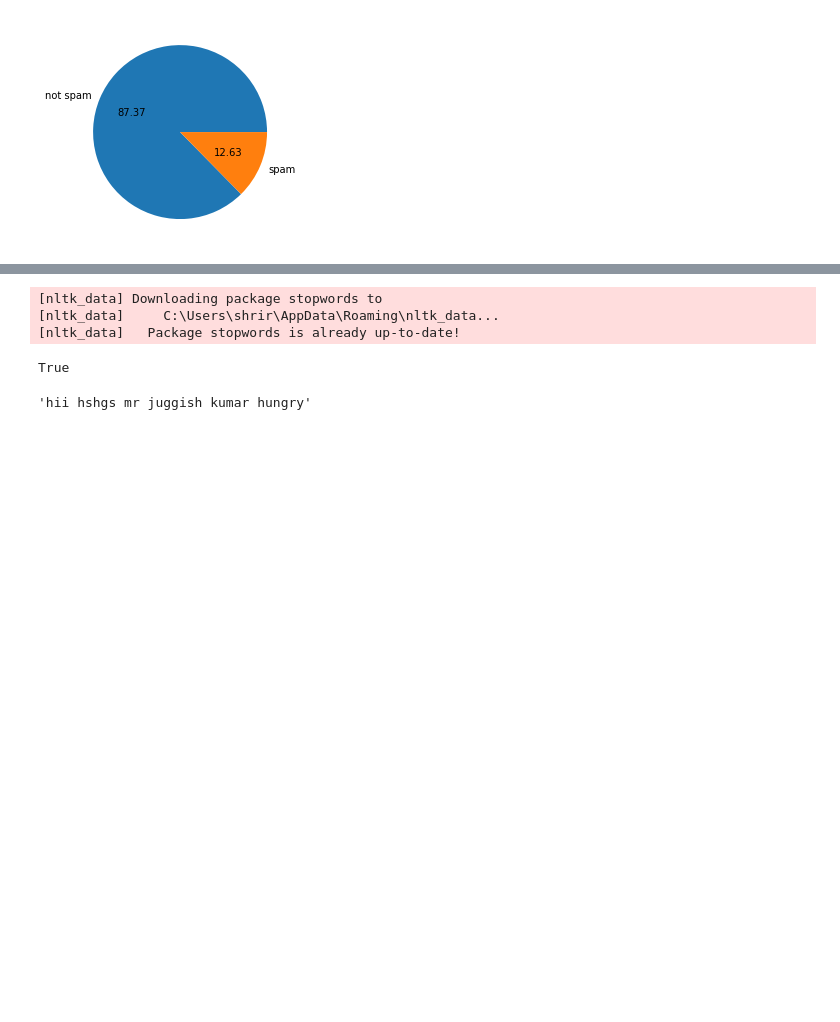
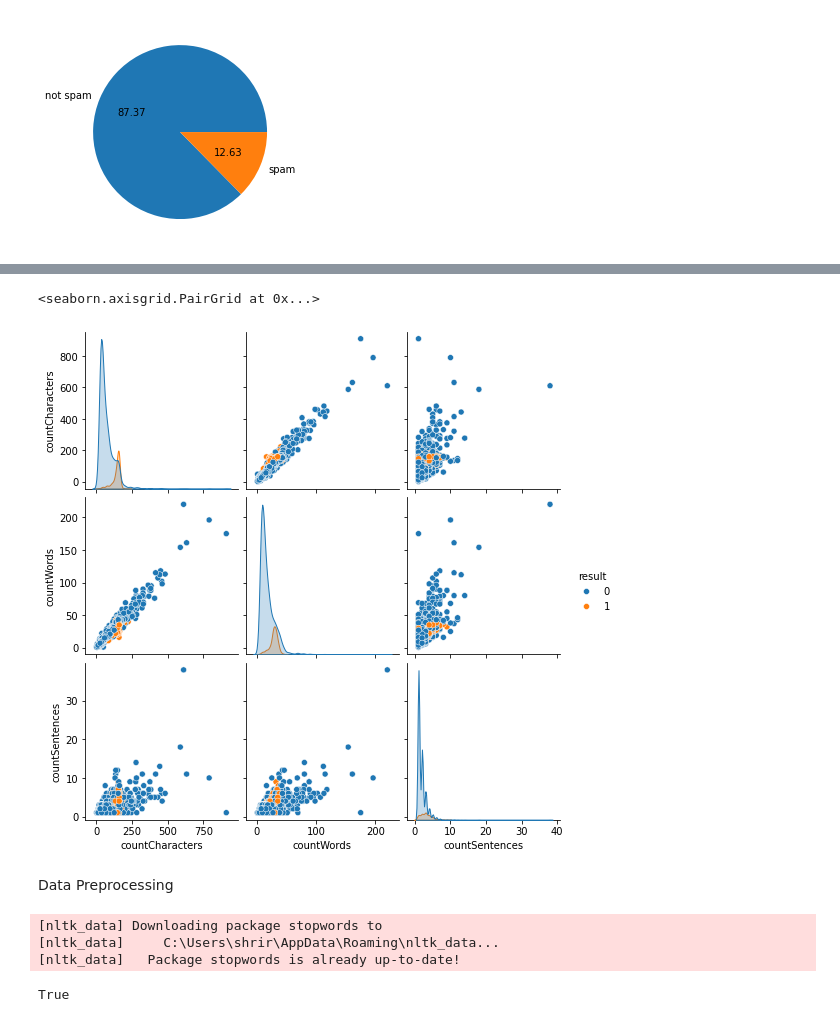
Before and after one commit to shrirama2002/sms_spam_detection, a Jupyter notebook: smsSpamDetection.ipynb, the cells around one changed output, grey strips where cells are left out. Saved outputs shown, nothing was run; the diff lists cells and outputs as text; code cells hidden in the pictures; blank space fills up the shorter version.

Commit message:
added EDA and preprocessing

```diff
--- a/smsSpamDetection.ipynb
+++ b/smsSpamDetection.ipynb
@@ -109,0 +223,8 @@ data = data.replace({'ham':0,'spam':1})
+# %%
+#finding relationship between the columns
+sns.pairplot(data=data,hue='result')
+# %% [output]
+<seaborn.axisgrid.PairGrid at 0x...>
+[figure, added]
+# %% [markdown]
+Data Preprocessing
@@ -128,5 +259 @@ def transform_text(text):
     return " ".join(useFulWords)
-# %%
-transform_text('hii hshgs i am Mr juggish kumar are you hungry')
-# %% [output]
-'hii hshgs mr juggish kumar hungry'
```
Also changed, not shown: parts of 28 cells of this notebook.
